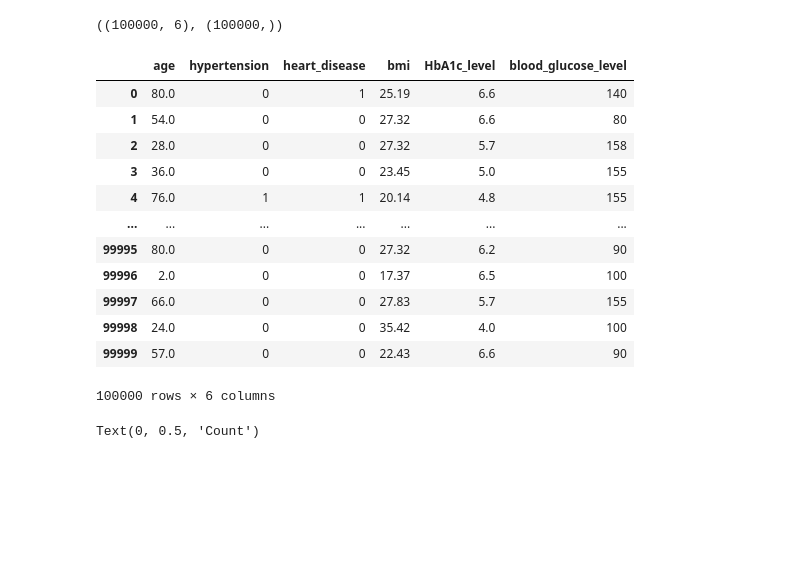
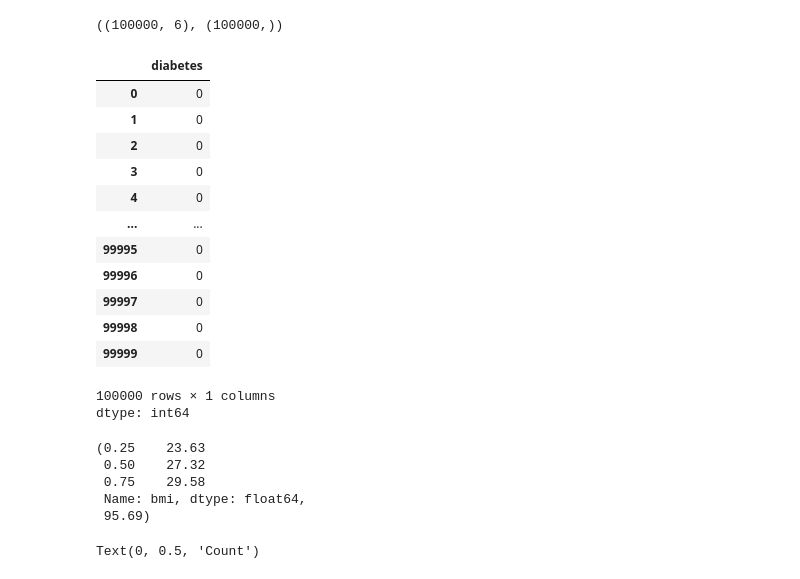
Before and after one commit to PixelatedLatte/MachineLearningProjects, a Jupyter notebook: DiabetesScreeningLCMBlankenship.ipynb, the cells around one changed output. Saved outputs shown, nothing was run; the diff lists cells and outputs as text; code cells hidden in the pictures; blank space fills up the shorter version.

Commit message:
Split dataframe, selected attributes.

```diff
--- a/DiabetesScreeningLCMBlankenship.ipynb
+++ b/DiabetesScreeningLCMBlankenship.ipynb
@@ -111,20 +112,31 @@ features.shape, labels.shape
 # %%
 #To Do: Display features
 features
+labels
 # %% [output]
-|  | age | hypertension | heart_disease | bmi | HbA1c_level | blood_glucose_level |
-| 0 | 80.0 | 0 | 1 | 25.19 | 6.6 | 140 |
-| 1 | 54.0 | 0 | 0 | 27.32 | 6.6 | 80 |
-| 2 | 28.0 | 0 | 0 | 27.32 | 5.7 | 158 |
-| 3 | 36.0 | 0 | 0 | 23.45 | 5.0 | 155 |
-| 4 | 76.0 | 1 | 1 | 20.14 | 4.8 | 155 |
-| ... | ... | ... | ... | ... | ... | ... |
-| 99995 | 80.0 | 0 | 0 | 27.32 | 6.2 | 90 |
-| 99996 | 2.0 | 0 | 0 | 17.37 | 6.5 | 100 |
-| 99997 | 66.0 | 0 | 0 | 27.83 | 5.7 | 155 |
-| 99998 | 24.0 | 0 | 0 | 35.42 | 4.0 | 100 |
-| 99999 | 57.0 | 0 | 0 | 22.43 | 6.6 | 90 |
+|  | diabetes |
+| 0 | 0 |
+| 1 | 0 |
+| 2 | 0 |
+| 3 | 0 |
+| 4 | 0 |
+| ... | ... |
+| 99995 | 0 |
+| 99996 | 0 |
+| 99997 | 0 |
+| 99998 | 0 |
+| 99999 | 0 |
-100000 rows × 6 columns
+100000 rows × 1 columns
+dtype: int64
+# %%
+features['bmi'].quantile([0.25,0.5,0.75]), features['bmi'].max()
+# Checking distributions since a bmi of 95 is insane
+# %% [output]
+(0.25    23.63
+ 0.50    27.32
+ 0.75    29.58
+ Name: bmi, dtype: float64,
+ 95.69)
 # %%
 #To Do: Check the label distribution
 plt.hist(labels)
```
Also changed, not shown: parts of 8 cells of this notebook.
